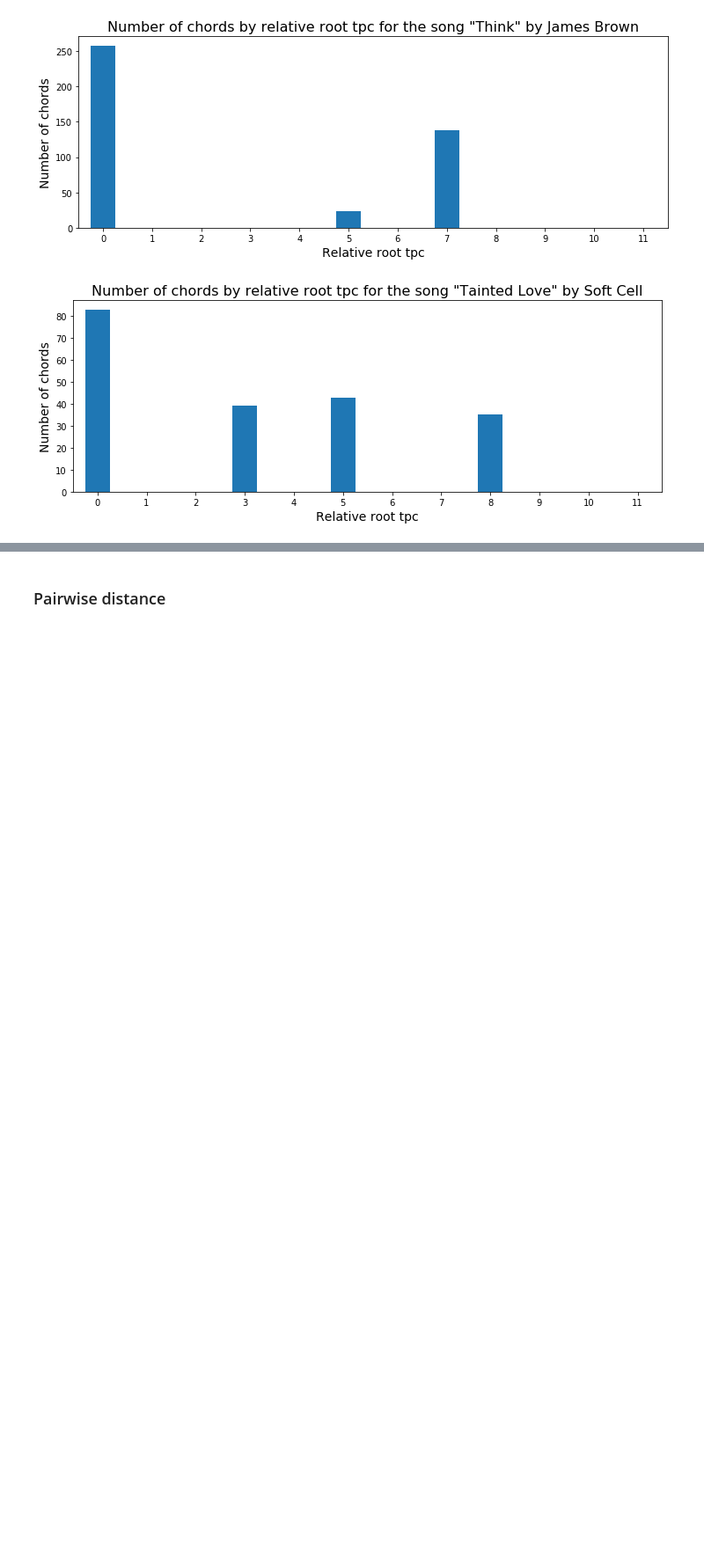
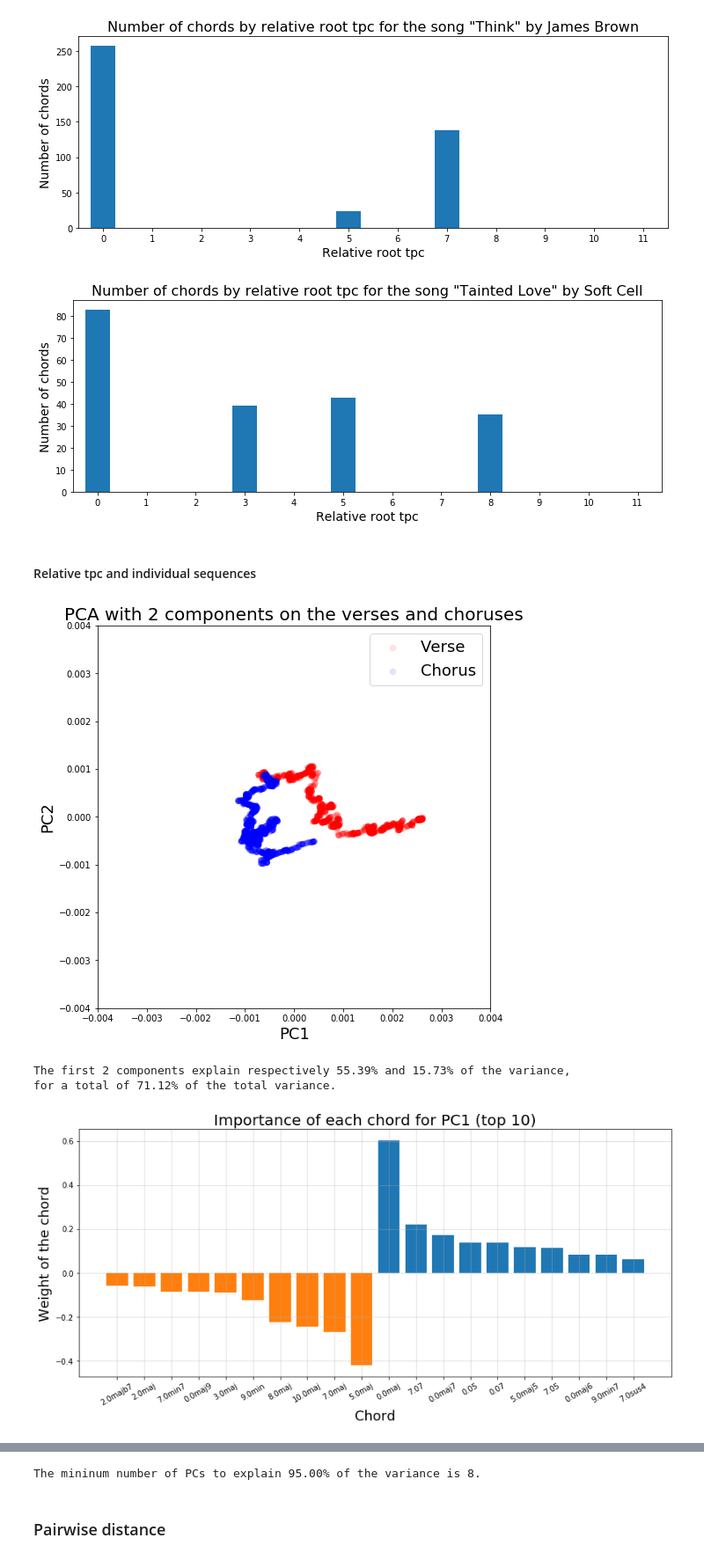
Before and after one commit to GiacomoAlliata/DigitalMusicologyProject, a Jupyter notebook: data_preprocessing.ipynb, the cells around one changed output, grey strips where cells are left out. Shown at 88% size. Cells and saved outputs as stored; diff of their text form; code cells hidden in the pictures; blank space fills up the shorter version.

```diff
--- a/data_preprocessing.ipynb
+++ b/data_preprocessing.ipynb
@@ -1118,0 +1130,11 @@ df_bow = createBOW_df(beats_collection_df)
+# %%
+def createBOW_df_individual_sequence(df, section, vocab = vocab, chord = 'chord'):
+    df_squeezed = squeeze_section(df, section)
+    bow_dict = createBOW(df_squeezed[chord].iloc[0], vocab)
+    data = pd.DataFrame(bow_dict, index = [0])
+    for i in range(1, len(df_squeezed.sequence_id.unique())):
+        bow_dict = createBOW(df_squeezed[chord].iloc[i], vocab)
+        data = data.append(pd.DataFrame(bow_dict, index = [i]))
+    data['sequence_id'] = df_squeezed.sequence_id
+
+    return data[["sequence_id"] + list(vocab.keys())]
@@ -1251,3 +1159,6 @@ df_bow_chorus_rel.head()
+# %%
+df_bow_chorus_rel_seq = createBOW_df_individual_sequence(beats_collection_df, 'chorus', vocab_relative, 'relative_chord')
+df_bow_verse_rel_seq = createBOW_df_individual_sequence(beats_collection_df, 'verse', vocab_relative, 'relative_chord')
 # %% [markdown]
 ### PCA
 # %%
@@ -1575,3 +1485,12 @@ for song_id in min_pc1_songs.song_id:
 [figure]
 [figure]
 [figure]
+# %% [markdown]
+#### Relative tpc and individual sequences
+# %%
+principalDf_rel_seq = PCA_visualization(df_bow_verse_rel_seq, df_bow_chorus_rel_seq, vocab_relative)
+# %% [output]
+[figure, added]
+The first 2 components explain respectively 55.39% and 15.73% of the variance,
+for a total of 71.12% of the total variance.
+[figure, added]
@@ -1578,3 +1498,4 @@ for song_id in min_pc1_songs.song_id:
+The mininum number of PCs to explain 95.00% of the variance is 8.
 # %% [markdown]
 ### Pairwise distance
 # %%
```
Also changed, not shown: parts of 19 cells of this notebook.
